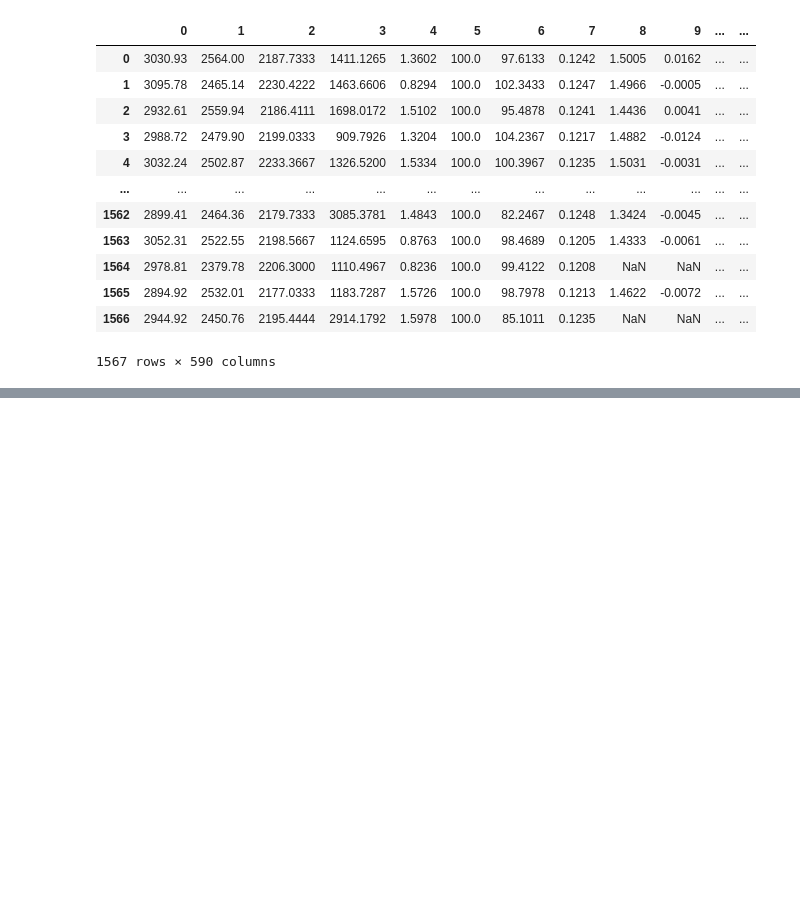
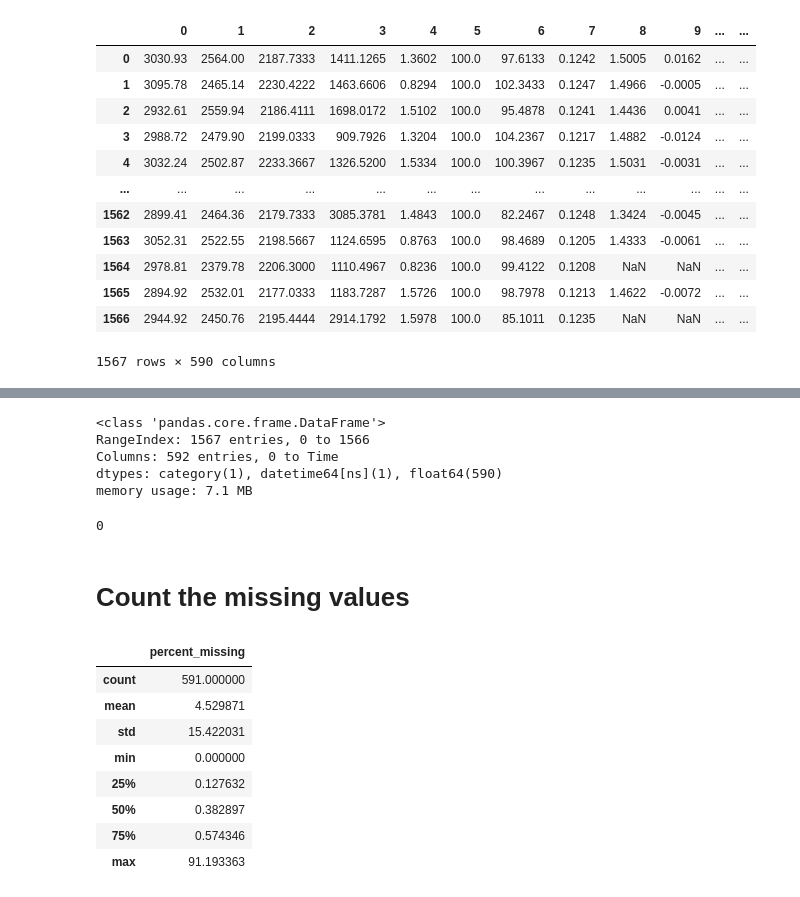
Before and after one commit to Minsyk/SECOM_Project, a Jupyter notebook: initial_analysis_python.ipynb, the cells around one changed output, grey strips where cells are left out. Drawn from its saved outputs; the diff is of its cells as text; code cells hidden in the pictures; blank space fills up the shorter version.

```diff
--- a/initial_analysis_python.ipynb
+++ b/initial_analysis_python.ipynb
@@ -63,0 +164,16 @@ concat_df.describe()
+# %%
+concat_df.info()
+# %% [output]
+<class 'pandas.core.frame.DataFrame'>
+RangeIndex: 1567 entries, 0 to 1566
+Columns: 592 entries, 0 to Time
+dtypes: category(1), datetime64[ns](1), float64(590)
+memory usage: 7.1 MB
+# %%
+concat_df.duplicated().sum()
+# %% [output]
+0
+# %%
+concat_df.drop("Time",axis=1,inplace=True)
+# %% [markdown]
+# Count the missing values
@@ -63,0 +184,12 @@ concat_df.describe()
+# %%
+missing_value_df.describe()
+# %% [output]
+|  | percent_missing |
+| count | 591.000000 |
+| mean | 4.529871 |
+| std | 15.422031 |
+| min | 0.000000 |
+| 25% | 0.127632 |
+| 50% | 0.382897 |
+| 75% | 0.574346 |
+| max | 91.193363 |
```
Also changed, not shown: parts of 50 cells of this notebook.
